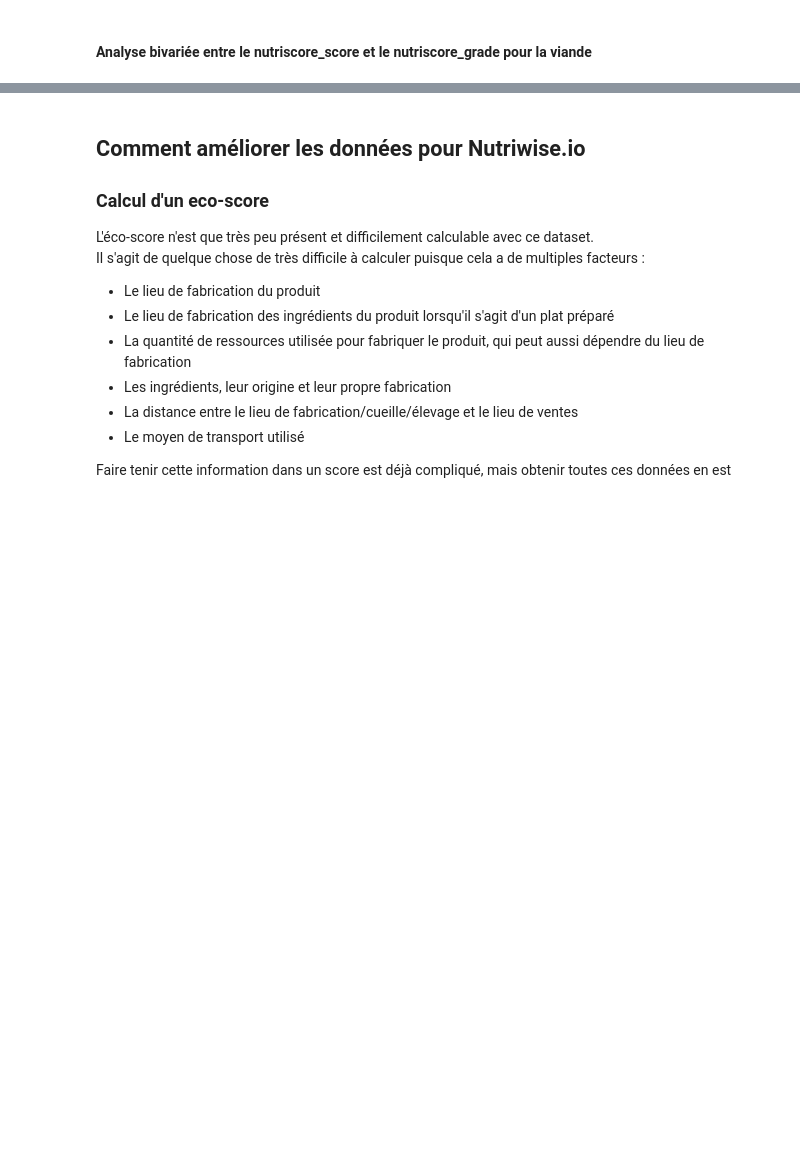
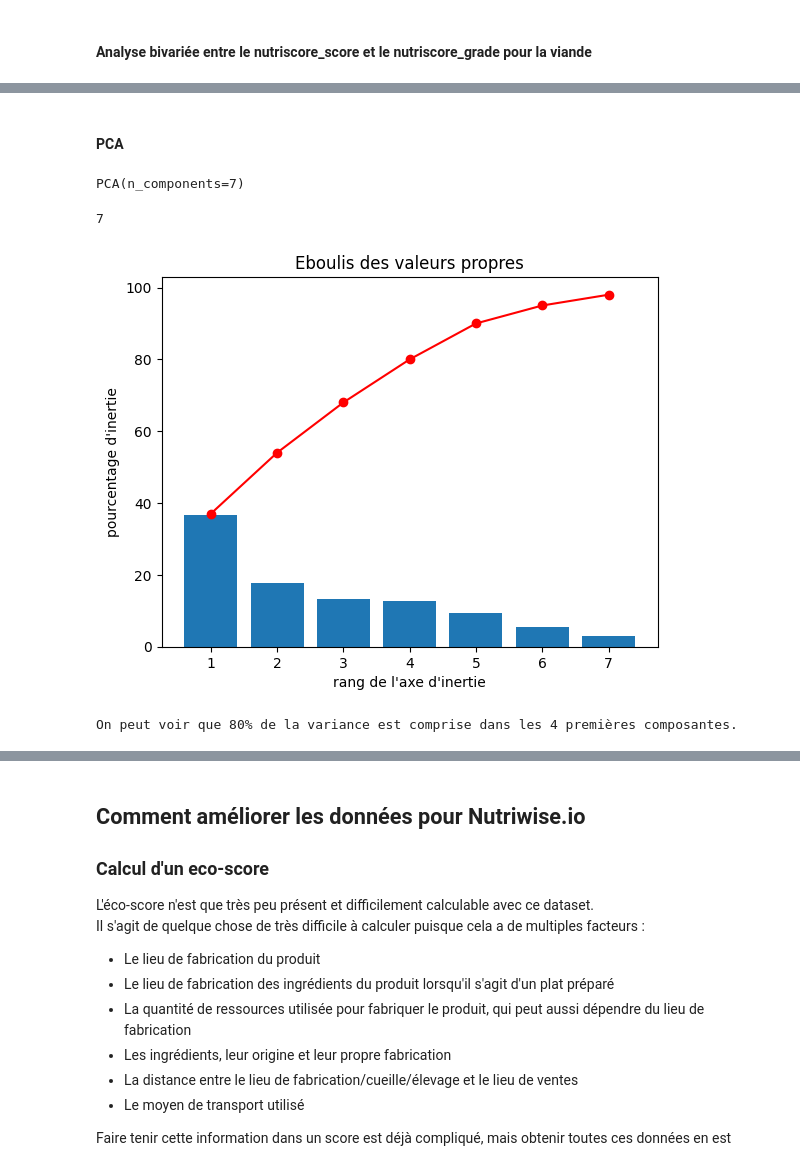
Before and after one commit to degregor69/nutriwise.io-data-analysis, a Jupyter notebook: nutriwise-io_analyse.ipynb, the cells around one changed output, grey strips where cells are left out. Cells and saved outputs as stored; diff of their text form; code cells hidden in the pictures; blank space fills up the shorter version.

```diff
--- a/nutriwise-io_analyse.ipynb
+++ b/nutriwise-io_analyse.ipynb
@@ -356,0 +373,13 @@ La distribution ne semble pas normale
+# %%
+from sklearn.preprocessing import StandardScaler
+from sklearn.decomposition import PCA
+
+columns = ['nutriscore_score', 'fiber_100g', 'proteins_100g', 'energy-kcal_100g', 'sugars_100g', 'fat_100g', 'saturated-fat_100g', 'sodium_100g']
+df_ACP = df[columns]
+df_ACP.describe()
+
+scaler = StandardScaler()
+scaler.fit(df_ACP)
+df_ACP_scaled = scaler.transform(df_ACP)
+df_ACP_scaled = pd.DataFrame(df_ACP_scaled)
+df_ACP_scaled.describe().round(2)
@@ -356,0 +393,28 @@ La distribution ne semble pas normale
+# %% [markdown]
+#### PCA
+# %%
+n_components=7
+pca = PCA(n_components=n_components)
+pca.fit(df_ACP_scaled)
+# %% [output]
+PCA(n_components=7)
+# %%
+pca.explained_variance_ratio_
+scree = (pca.explained_variance_ratio_*100).round(2)
+scree_cum = scree.cumsum().round()
+
+x_list = range(1, n_components+1)
+x_list = list(x_list)
+print(len(x_list))
+
+plt.bar(x_list, scree)
+plt.plot(x_list, scree_cum,c="red",marker='o')
+plt.xlabel("rang de l'axe d'inertie")
+plt.ylabel("pourcentage d'inertie")
+plt.title("Eboulis des valeurs propres")
+plt.show(block=False)
+print("On peut voir que 80% de la variance est comprise dans les 4 premières composantes.")
+# %% [output]
+7
+[figure, added]
+On peut voir que 80% de la variance est comprise dans les 4 premières composantes.
```
Also changed, not shown: parts of 21 cells of this notebook.
